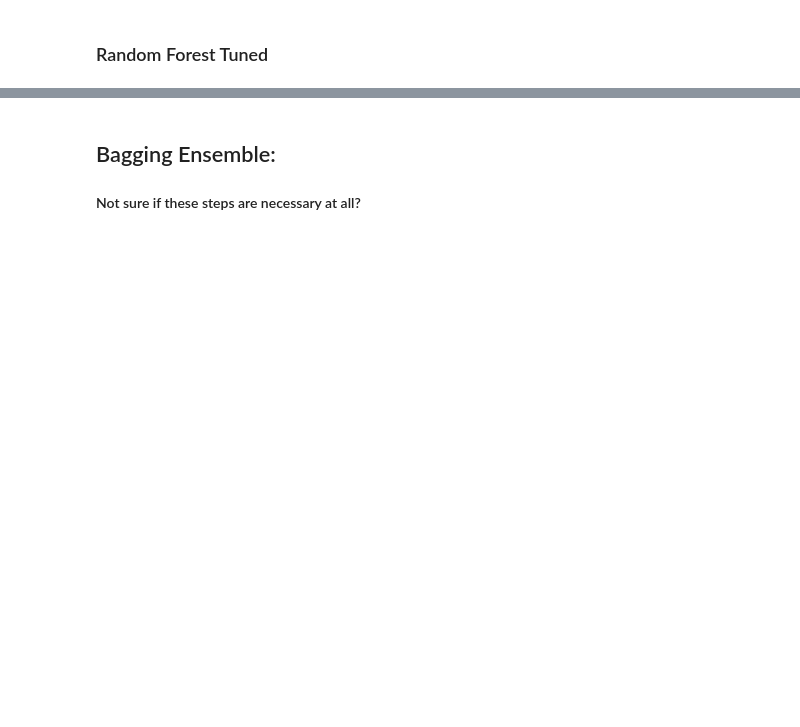
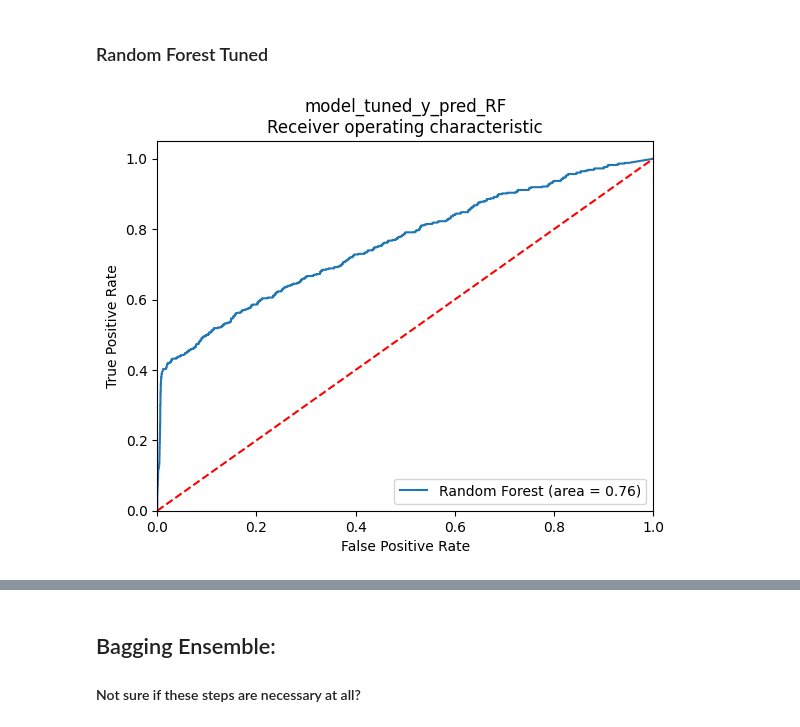
Before and after one commit to admason/C_Spark_Project, a Jupyter notebook: H_SFTY_2_RF_hyp_tune_F1.ipynb, the cells around one changed output, grey strips where cells are left out. Saved outputs shown, nothing was run; the diff lists cells and outputs as text; code cells hidden in the pictures; blank space fills up the shorter version.

```diff
--- a/H_SFTY_2_RF_hyp_tune_F1.ipynb
+++ b/H_SFTY_2_RF_hyp_tune_F1.ipynb
@@ -674,12 +870,22 @@ fpr, tpr, thresholds = roc_curve(y_test, model_tuned_y_pred_proba_RF_1)
 # %%
+#y_test_pred_proba_RF_baseline =  pipeline_Random_Forest.predict_proba(X_test)[:,1]
+# change for
+model_y_pred_proba_RF_1 = RF_model_tuned.predict_proba(X_test)[:,1]
+logit_roc_auc = roc_auc_score(y_test,    model_y_pred_proba_RF_1)
+fpr, tpr, thresholds = roc_curve(y_test, model_y_pred_proba_RF_1)
+model_y_pred_proba_RF_1
+
+
 # ROC curve for the RandomForest tuned
 plt.figure()
 plt.plot(fpr, tpr, label='Random Forest (area = %0.2f)' % logit_roc_auc)
 plt.plot([0, 1], [0, 1],'r--')
 plt.xlim([0.0, 1.0])
 plt.ylim([0.0, 1.05])
 plt.xlabel('False Positive Rate')
 plt.ylabel('True Positive Rate')
 plt.title('model_tuned_y_pred_RF\nReceiver operating characteristic')
 plt.legend(loc="lower right")
 plt.show()
+# %% [output]
+[figure, added]
```
Also changed, not shown: parts of 48 cells of this notebook.
